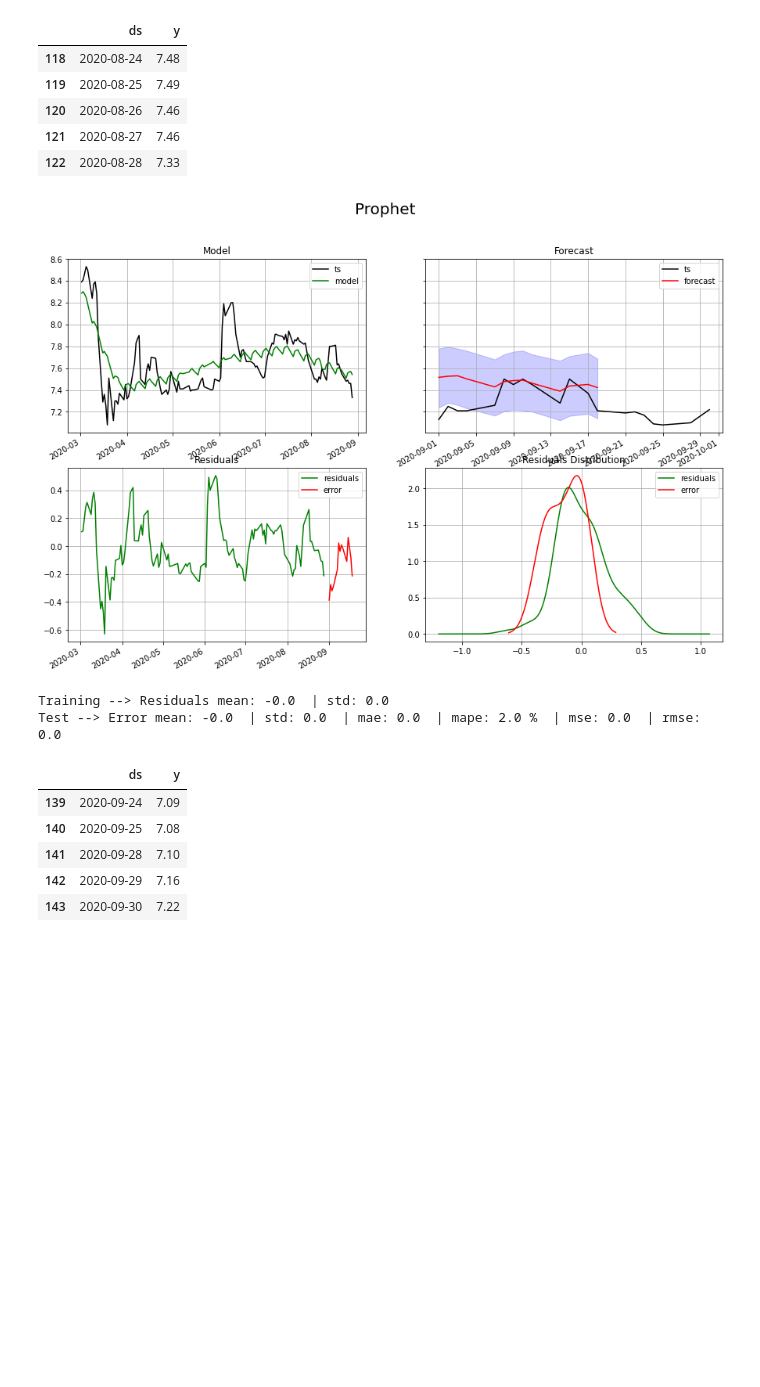
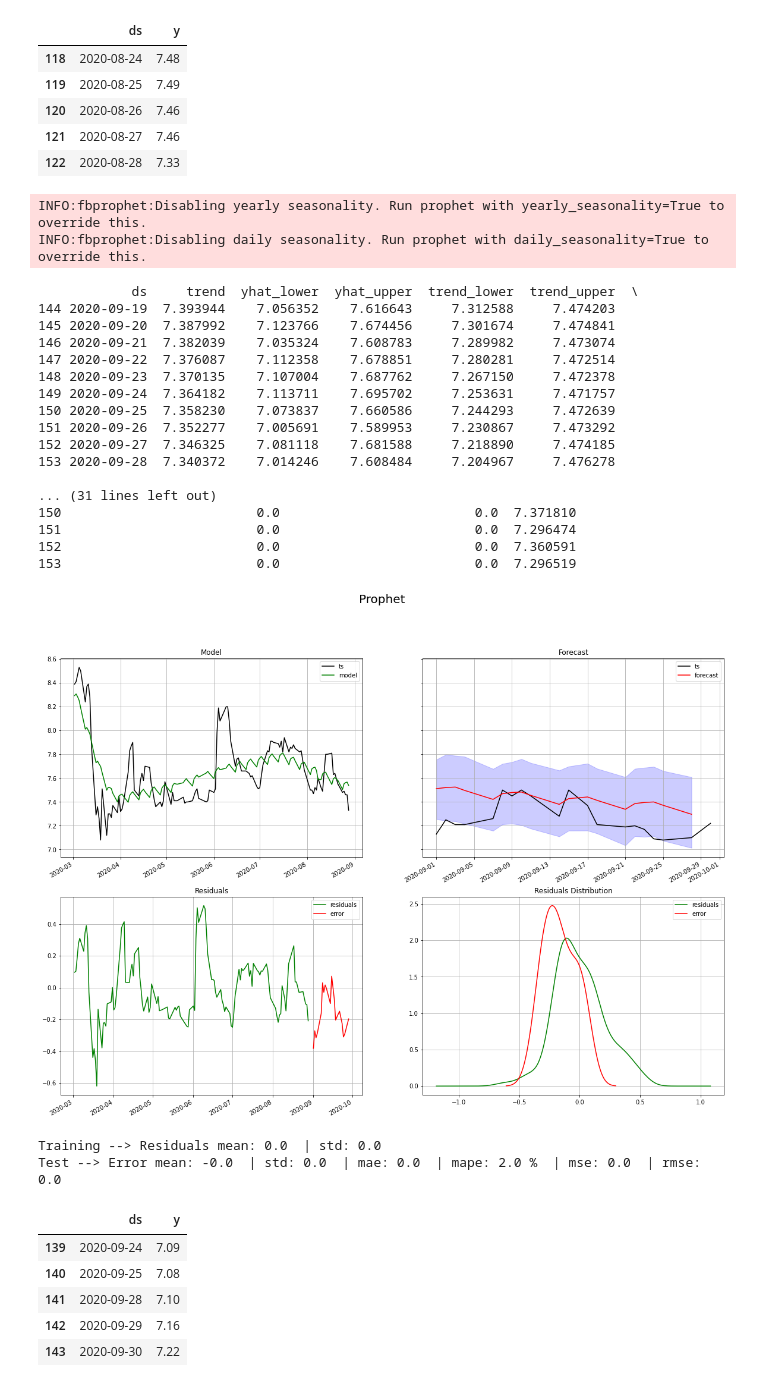
Before and after one commit to mengwangk/investor, a Jupyter notebook: experiment/science/nbdev/nbs/101_data.load.finance.forecast.ipynb, the cells around one changed output. Drawn from its saved outputs; the diff is of its cells as text; code cells hidden in the pictures; blank space fills up the shorter version.

```diff
--- a/experiment/science/nbdev/nbs/101_data.load.finance.forecast.ipynb
+++ b/experiment/science/nbdev/nbs/101_data.load.finance.forecast.ipynb
@@ -218,16 +220,36 @@ dtf_train.tail()
 # %%
 dtf_holidays = None
 # %%
-model = Prophet(daily_seasonality=True, yearly_seasonality=False)
+model = Prophet()
+#model = Prophet(daily_seasonality=True, yearly_seasonality=False)
 #model = Prophet(growth="linear", changepoints=None, n_changepoints=25, seasonality_mode="multiplicative",
 #                yearly_seasonality="auto", weekly_seasonality="auto", daily_seasonality=False,
 #                holidays=dtf_holidays, interval_width=0.80)
 # %%
-dtf, model = fit_prophet(dtf_train, dtf_test, model=model, freq="D", figsize=(15,10))
+dtf, model = fit_prophet(dtf_train, dtf_test, model=model, freq="D", figsize=(20,15))
 # %% [output]
+INFO:fbprophet:Disabling yearly seasonality. Run prophet with yearly_seasonality=True to override this.
+INFO:fbprophet:Disabling daily seasonality. Run prophet with daily_seasonality=True to override this.
+            ds     trend  yhat_lower  yhat_upper  trend_lower  trend_upper  \
+144 2020-09-19  7.393944    7.056352    7.616643     7.312588     7.474203
+145 2020-09-20  7.387992    7.123766    7.674456     7.301674     7.474841
+146 2020-09-21  7.382039    7.035324    7.608783     7.289982     7.473074
+147 2020-09-22  7.376087    7.112358    7.678851     7.280281     7.472514
+148 2020-09-23  7.370135    7.107004    7.687762     7.267150     7.472378
+149 2020-09-24  7.364182    7.113711    7.695702     7.253631     7.471757
+150 2020-09-25  7.358230    7.073837    7.660586     7.244293     7.472639
+151 2020-09-26  7.352277    7.005691    7.589953     7.230867     7.473292
+152 2020-09-27  7.346325    7.081118    7.681588     7.218890     7.474185
+153 2020-09-28  7.340372    7.014246    7.608484     7.204967     7.476278
+
+... (31 lines left out)
+150                         0.0                         0.0  7.371810
+151                         0.0                         0.0  7.296474
+152                         0.0                         0.0  7.360591
+153                         0.0                         0.0  7.296519
-[figure, old version]
+[figure, new version]
-Training --> Residuals mean: -0.0  | std: 0.0
-Test --> Error mean: -0.0  | std: 0.0  | mae: 0.0  | mape: 2.0 %  | mse: 0.0  | rmse: 0.0
+Training --> Residuals mean: 0.0  | std: 0.0
+Test --> Error mean: -0.0  | std: 0.0  | mae: 0.0  | mape: 2.0 %  | mse: 0.0  | rmse: 0.0
 # %%
 # forecast
 dtf = ts.reset_index().rename(columns={"date":"ds", TEST_STOCK_CODE:"y"})
```
Also changed, not shown: parts of 2 cells of this notebook, 1 other file.
